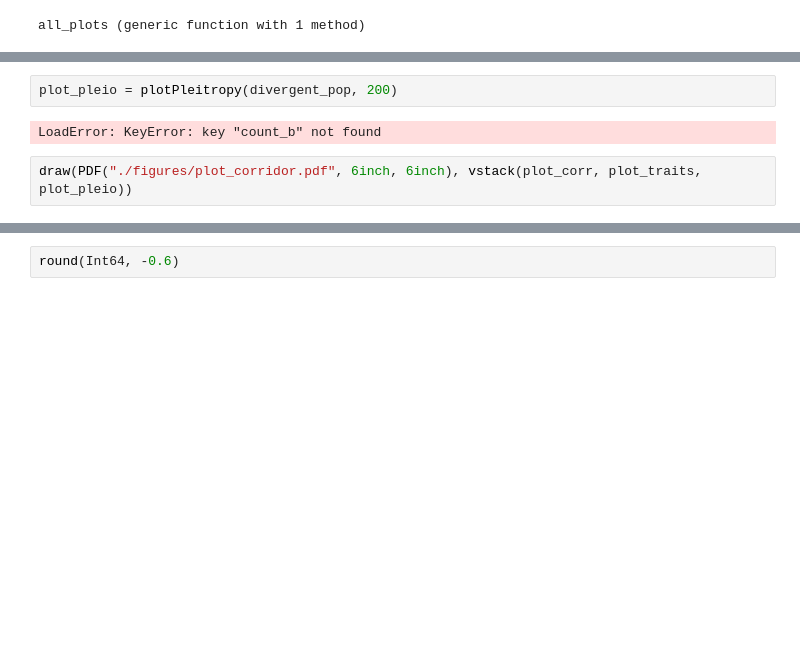
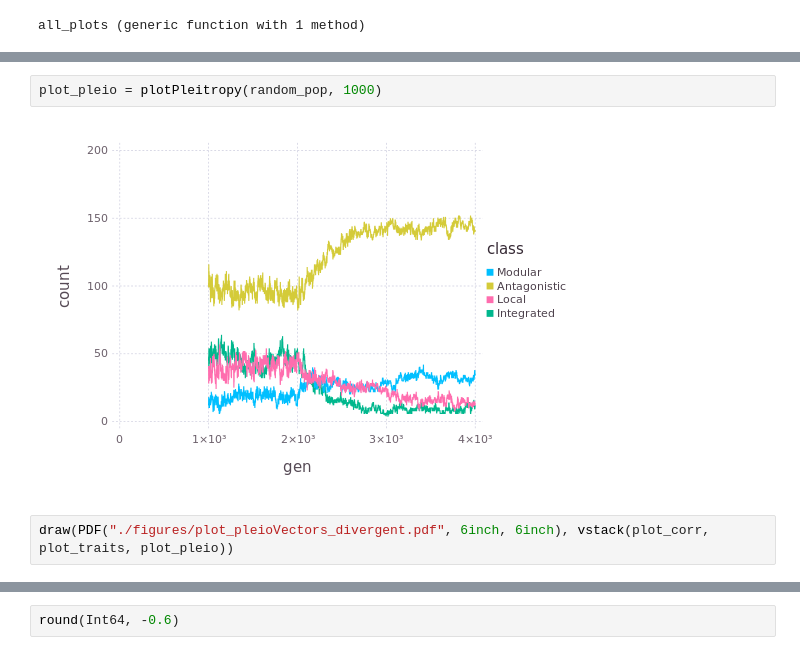
Before and after one commit to diogro/evomod_julia, a Jupyter notebook: evomod_prototype_pleiotropic_vectors.ipynb, the cells around one changed output, grey strips where cells are left out. Saved outputs shown, nothing was run; the diff lists cells and outputs as text; blank space fills up the shorter version.

```diff
--- a/evomod_prototype_pleiotropic_vectors.ipynb
+++ b/evomod_prototype_pleiotropic_vectors.ipynb
@@ -655,9 +600,9 @@ plot_traits = plotTraits(random_pop, 1)
 # %%
-plot_pleio = plotPleitropy(divergent_pop, 200)
+plot_pleio = plotPleitropy(random_pop, 1000)
 # %% [output]
-LoadError: KeyError: key "count_b" not found
+[figure, added]
 # %%
-draw(PDF("./figures/plot_corridor.pdf", 6inch, 6inch), vstack(plot_corr, plot_traits, plot_pleio))
+draw(PDF("./figures/plot_pleioVectors_divergent.pdf", 6inch, 6inch), vstack(plot_corr, plot_traits, plot_pleio))
 # %%
 b = random_pop.moments[end]["mean_b"]
 clss = classifyBj(convert(Array{Int64, 2}, round(Int64, b)))
```
Also changed, not shown: parts of 18 cells of this notebook.
